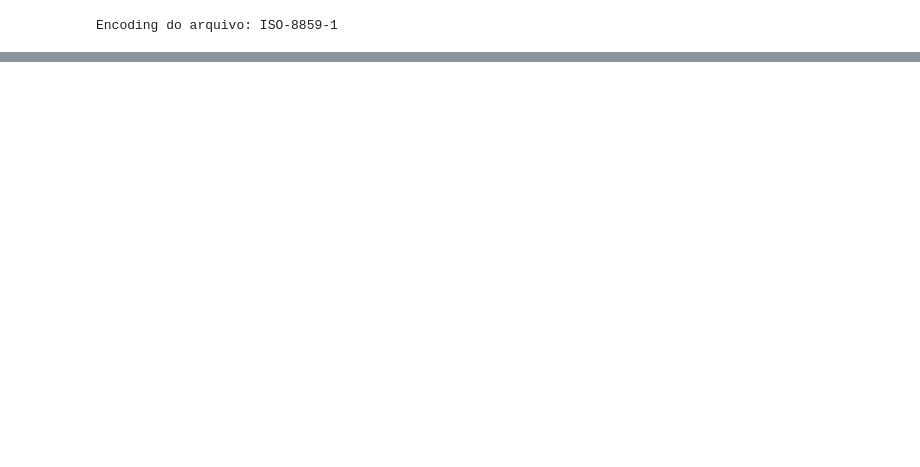
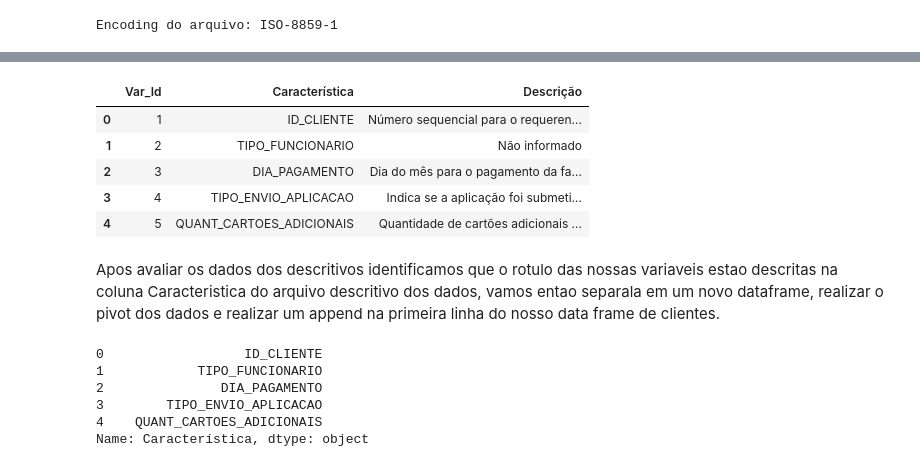
Before and after one commit to RodrigodeFeo/8DTS, a Jupyter notebook: FE_Trabalho_Integrado_RM351578.ipynb, the cells around one changed output, grey strips where cells are left out. Drawn from its saved outputs; the diff is of its cells as text; code cells hidden in the pictures; blank space fills up the shorter version.

```diff
--- a/FE_Trabalho_Integrado_RM351578.ipynb
+++ b/FE_Trabalho_Integrado_RM351578.ipynb
@@ -45,0 +71,23 @@ UnicodeDecodeError: 'utf-8' codec can't decode byte 0xac in position 3: invalid
+# %%
+#Vamos verificar os dados
+df_descritivo_rotulos_clientes.head()
+# %% [output]
+|  | Var_Id | Característica | Descrição |
+| 0 | 1 | ID_CLIENTE | Número sequencial para o requeren... |
+| 1 | 2 | TIPO_FUNCIONARIO | Não informado |
+| 2 | 3 | DIA_PAGAMENTO | Dia do mês para o pagamento da fa... |
+| 3 | 4 | TIPO_ENVIO_APLICACAO | Indica se a aplicação foi submeti... |
+| 4 | 5 | QUANT_CARTOES_ADICIONAIS | Quantidade de cartões adicionais ... |
+# %% [markdown]
+Apos avaliar os dados dos descritivos identificamos que o rotulo das nossas variaveis estao descritas na coluna Caracteristica do arquivo descritivo dos dados, vamos entao separala em um novo dataframe, realizar o pivot dos dados e realizar um append na primeira linha do nosso data frame de clientes.
+# %%
+#Separando apenas as colunas que identificam os rotulos
+df_rotulos = df_descritivo_rotulos_clientes['Característica']
+df_rotulos.head()
+# %% [output]
+0                  ID_CLIENTE
+1            TIPO_FUNCIONARIO
+2               DIA_PAGAMENTO
+3        TIPO_ENVIO_APLICACAO
+4    QUANT_CARTOES_ADICIONAIS
+Name: Característica, dtype: object
```
Also changed, not shown: parts of 8 cells of this notebook.
